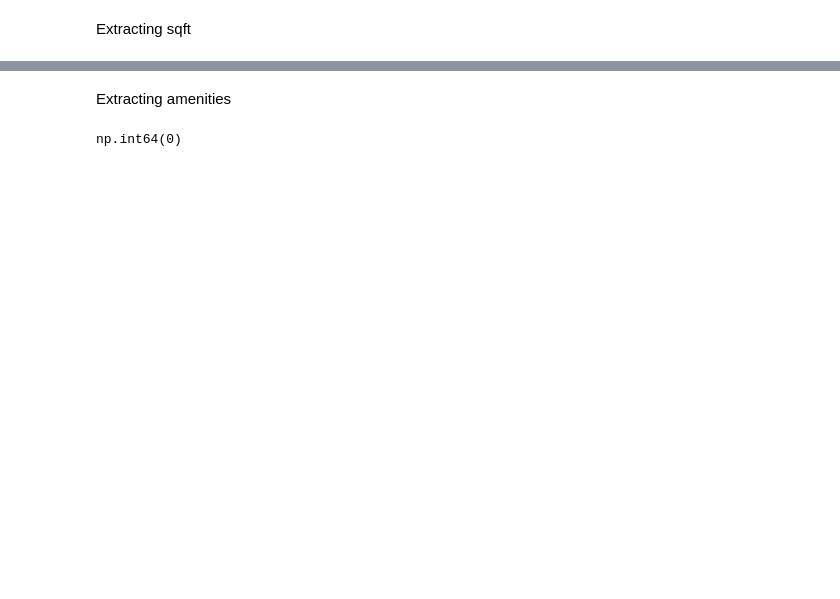
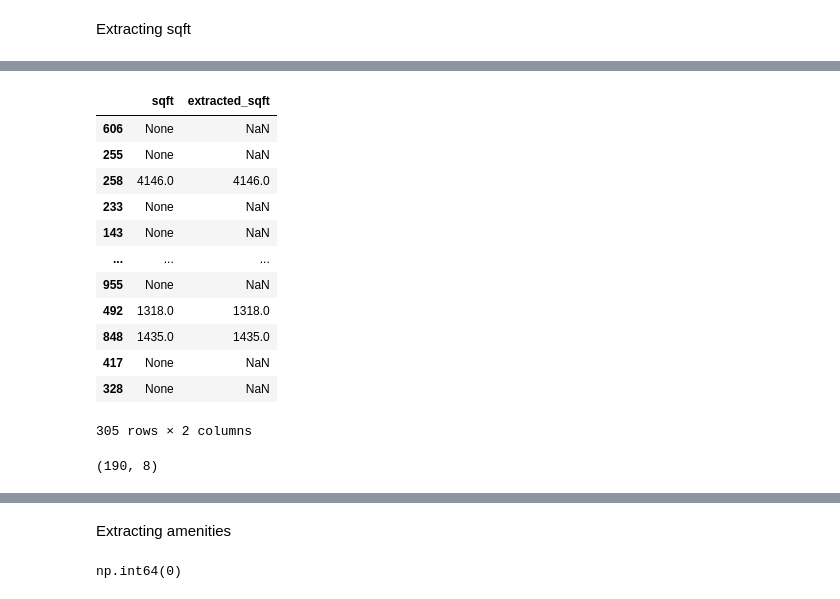
Before and after one commit to mayabernstein/idx-exchange-agentic-ai-engineer, a Jupyter notebook: NLP_Engineer/notebooks/3_entity_extractor.ipynb, the cells around one changed output, grey strips where cells are left out. Saved outputs shown, nothing was run; the diff lists cells and outputs as text; code cells hidden in the pictures; blank space fills up the shorter version.

```diff
--- a/NLP_Engineer/notebooks/3_entity_extractor.ipynb
+++ b/NLP_Engineer/notebooks/3_entity_extractor.ipynb
@@ -646,7 +765,7 @@ labeled_extract.shape
 # %% [markdown]
 Extracting bathrooms
 # %%
-labeled_extract['extracted_br'] = labeled_extract['cleaned_remarks'].apply(
+labeled_extract['extracted_ba'] = labeled_extract['cleaned_remarks'].apply(
     extractor.extract_bathrooms
 )
 # %%
@@ -655,0 +812,2 @@ np.int64(240)
+# %%
+labeled_extract = labeled_extract[~labeled_extract["extracted_ba"].isna()]
@@ -658,4 +965,2 @@ Extracting price
 # %%
-labeled_extract['extracted_price'] = labeled_extract['cleaned_remarks'].apply(
-    extractor.extract_price
-)
+price_extracted['extracted_price'].isna().sum()
@@ -675,0 +997,22 @@ np.int64(219)
+# %%
+labeled_extract[
+    ['sqft', 'extracted_sqft']
+]
+# %% [output]
+|  | sqft | extracted_sqft |
+| 606 | None | NaN |
+| 255 | None | NaN |
+| 258 | 4146.0 | 4146.0 |
+| 233 | None | NaN |
+| 143 | None | NaN |
+| ... | ... | ... |
+| 955 | None | NaN |
+| 492 | 1318.0 | 1318.0 |
+| 848 | 1435.0 | 1435.0 |
+| 417 | None | NaN |
+| 328 | None | NaN |
+305 rows × 2 columns
+# %%
+labeled_extract[labeled_extract['sqft'] == 'None'].shape
+# %% [output]
+(190, 8)
```
Also changed, not shown: parts of 136 cells of this notebook, 1 other file.
